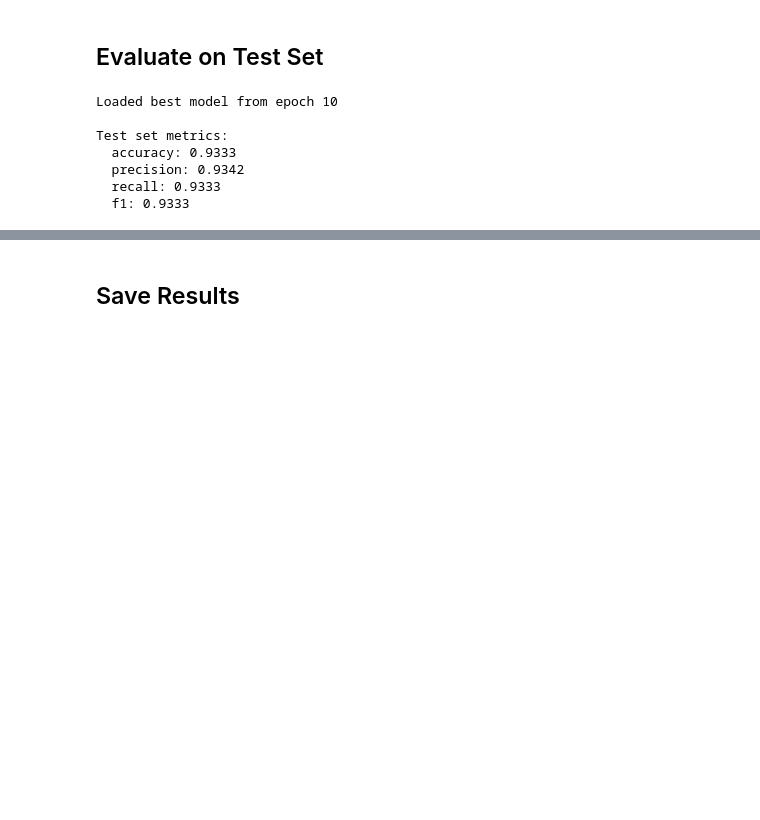
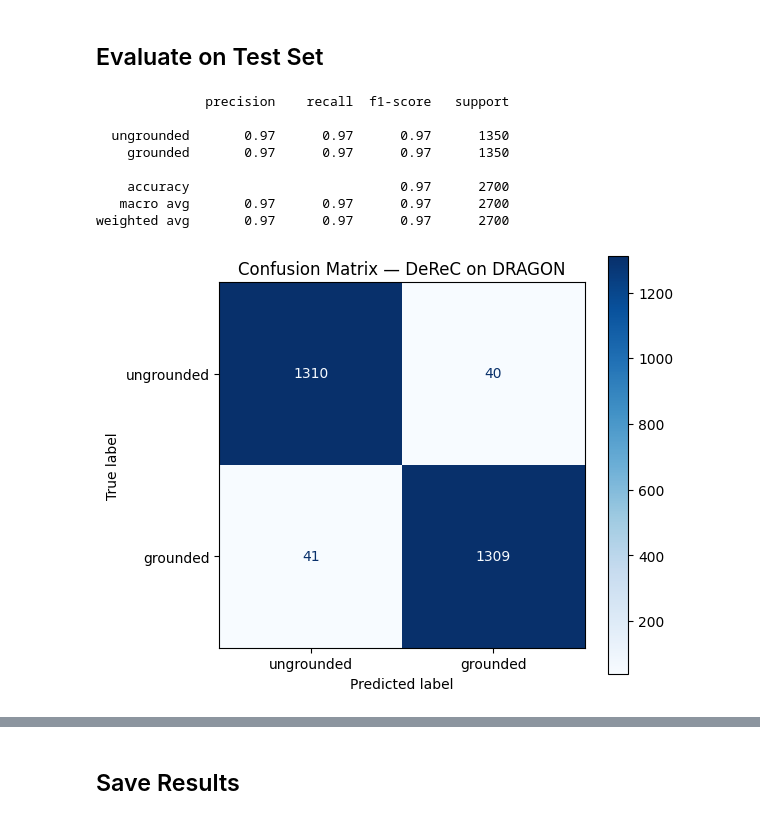
Before and after one commit to BigMak1/rag_fact_checking, a Jupyter notebook: DEREC/train_dragon.ipynb, the cells around one changed output, grey strips where cells are left out. Drawn from its saved outputs; the diff is of its cells as text; code cells hidden in the pictures; blank space fills up the shorter version.

```diff
--- a/DEREC/train_dragon.ipynb
+++ b/DEREC/train_dragon.ipynb
@@ -318,7 +333,7 @@ pipeline.classifier = AutoModelForSequenceClassification.from_pretrained(
 print(f"Loaded best model from epoch {pipeline.best_epoch}")
 
 # Prepare test data
-test_claims, test_evidences, test_labels = pipeline.process_dragon_dataset(test_data)
+test_claims, test_evidences, test_labels, *_ = pipeline.process_dragon_dataset(test_data)
 test_dataset = UnifiedDataset(
     test_claims, test_evidences, test_labels, DATASET_NAME, pipeline.tokenizer
 )
@@ -345,11 +360,24 @@ test_metrics = pipeline._calculate_metrics(all_labels, all_preds)
 print("\nTest set metrics:")
 for k, v in test_metrics.items():
     print(f"  {k}: {v:.4f}")
-# %% [output]
-Loaded best model from epoch 10
-
-Test set metrics:
-  accuracy: 0.9333
-  precision: 0.9342
-  recall: 0.9333
-  f1: 0.9333
+# %%
+from sklearn.metrics import classification_report, confusion_matrix, ConfusionMatrixDisplay
+
+print(classification_report(all_labels, all_preds, target_names=["ungrounded", "grounded"]))
+
+cm = confusion_matrix(all_labels, all_preds)
+fig, ax = plt.subplots(figsize=(6, 5))
+ConfusionMatrixDisplay(cm, display_labels=["ungrounded", "grounded"]).plot(ax=ax, cmap="Blues")
+ax.set_title("Confusion Matrix — DeReC on DRAGON")
+plt.tight_layout()
+plt.show()
+# %% [output]
+              precision    recall  f1-score   support
+
+  ungrounded       0.97      0.97      0.97      1350
+    grounded       0.97      0.97      0.97      1350
+
+    accuracy                           0.97      2700
+   macro avg       0.97      0.97      0.97      2700
+weighted avg       0.97      0.97      0.97      2700
+[figure, added]
```
Also changed, not shown: parts of 13 cells of this notebook, 4 other files.
